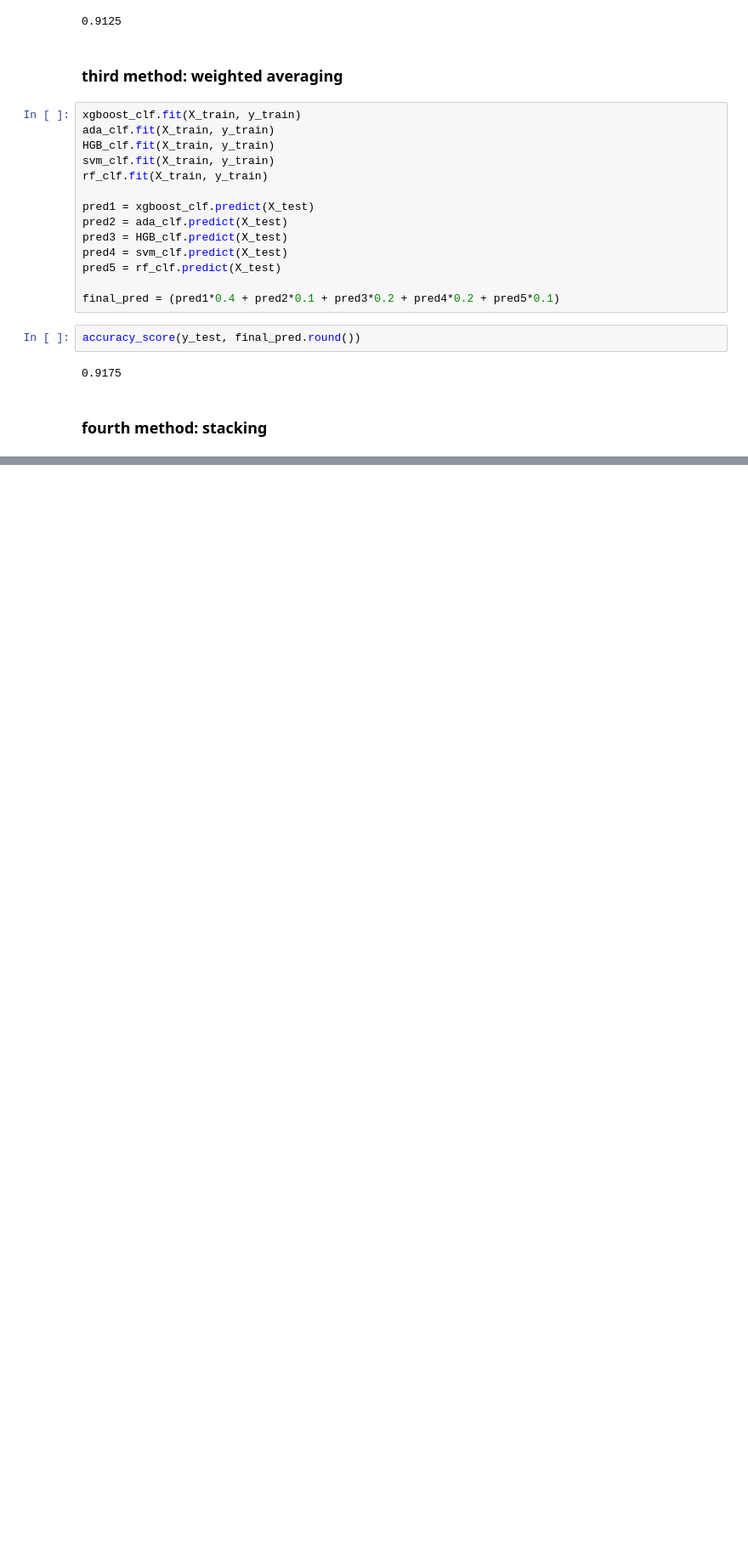
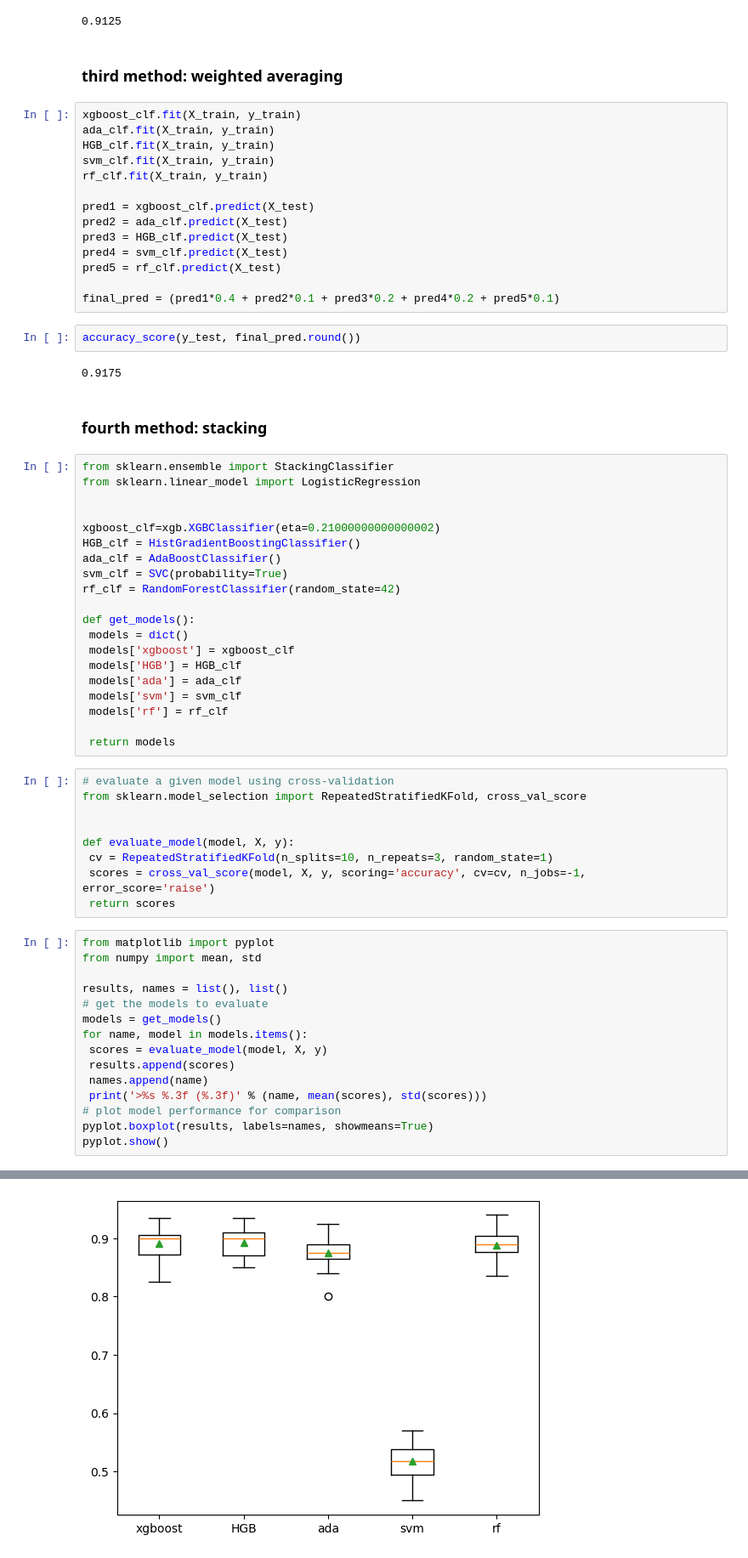
Before and after one commit to shaaleissa/hypertension_prediction, a Jupyter notebook: Notebooks/ensemble.ipynb, the cells around one changed output, grey strips where cells are left out. Shown at 85% size. Saved outputs shown, nothing was run; the diff lists cells and outputs as text; blank space fills up the shorter version.

Commit message:
ensemble_done

```diff
--- a/Notebooks/ensemble.ipynb
+++ b/Notebooks/ensemble.ipynb
@@ -114,3 +114,48 @@ accuracy_score(y_test, final_pred.round())
 0.9175
 # %% [markdown]
 ### fourth method: stacking
+# %%
+from sklearn.ensemble import StackingClassifier
+from sklearn.linear_model import LogisticRegression
+
+
+xgboost_clf=xgb.XGBClassifier(eta=0.21000000000000002)
+HGB_clf = HistGradientBoostingClassifier()
+ada_clf = AdaBoostClassifier()
+svm_clf = SVC(probability=True)
+rf_clf = RandomForestClassifier(random_state=42)
+
+def get_models():
+ models = dict()
+ models['xgboost'] = xgboost_clf
+ models['HGB'] = HGB_clf
+ models['ada'] = ada_clf
+ models['svm'] = svm_clf
+ models['rf'] = rf_clf
+
+ return models
+# %%
+# evaluate a given model using cross-validation
+from sklearn.model_selection import RepeatedStratifiedKFold, cross_val_score
+
+
+def evaluate_model(model, X, y):
+ cv = RepeatedStratifiedKFold(n_splits=10, n_repeats=3, random_state=1)
+ scores = cross_val_score(model, X, y, scoring='accuracy', cv=cv, n_jobs=-1, error_score='raise')
+ return scores
+# %%
+from matplotlib import pyplot
+from numpy import mean, std
+
+results, names = list(), list()
+# get the models to evaluate
+models = get_models()
+for name, model in models.items():
+ scores = evaluate_model(model, X, y)
+ results.append(scores)
+ names.append(name)
+ print('>%s %.3f (%.3f)' % (name, mean(scores), std(scores)))
+# plot model performance for comparison
+pyplot.boxplot(results, labels=names, showmeans=True)
+pyplot.show()
+# %% [output]
@@ -116,0 +167 @@ accuracy_score(y_test, final_pred.round())
+[figure, added]
```
Also changed, not shown: parts of 3 cells of this notebook.
